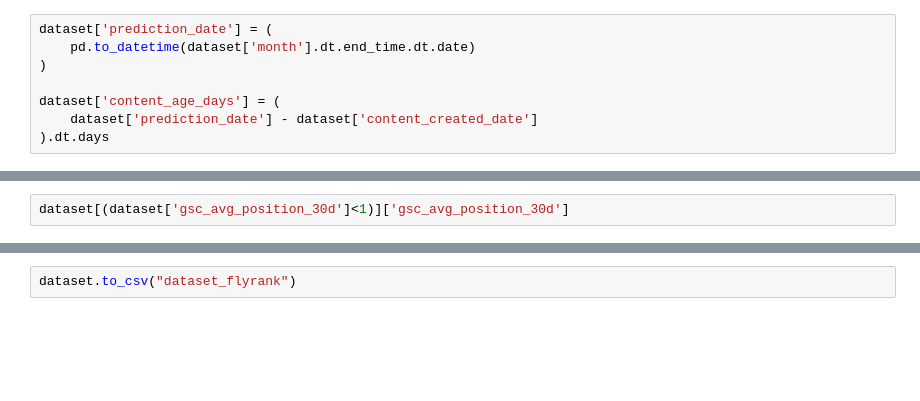
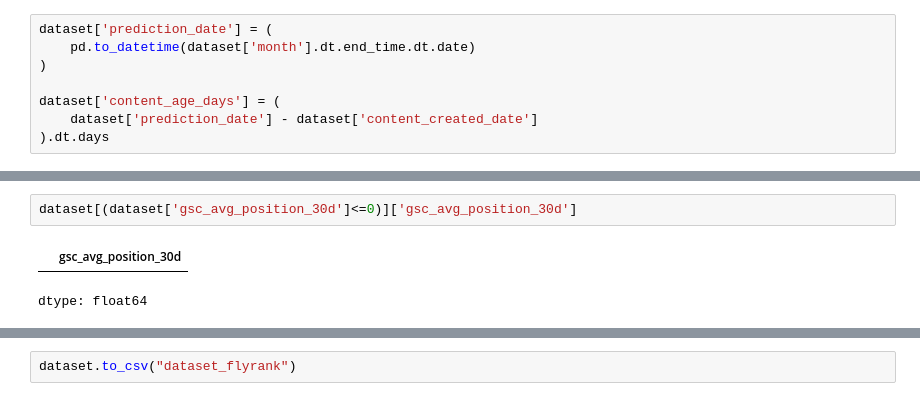
Before and after one commit to octane21/flyrank-internship-ML, a Jupyter notebook: work/notebooks/w04_baseline_score.ipynb, the cells around one changed output, grey strips where cells are left out. Saved outputs shown, nothing was run; the diff lists cells and outputs as text; blank space fills up the shorter version.

```diff
--- a/work/notebooks/w04_baseline_score.ipynb
+++ b/work/notebooks/w04_baseline_score.ipynb
@@ -252,4 +433,7 @@ dataset.info()
 # %%
-dataset[(dataset['gsc_avg_position_30d']<1)]['gsc_avg_position_30d']
+dataset[(dataset['gsc_avg_position_30d']<=0)]['gsc_avg_position_30d']
+# %% [output]
+|  | gsc_avg_position_30d |
+dtype: float64
 # %%
 dataset[(dataset['content_age_days']<1)]
```
Also changed, not shown: parts of 27 cells of this notebook.
